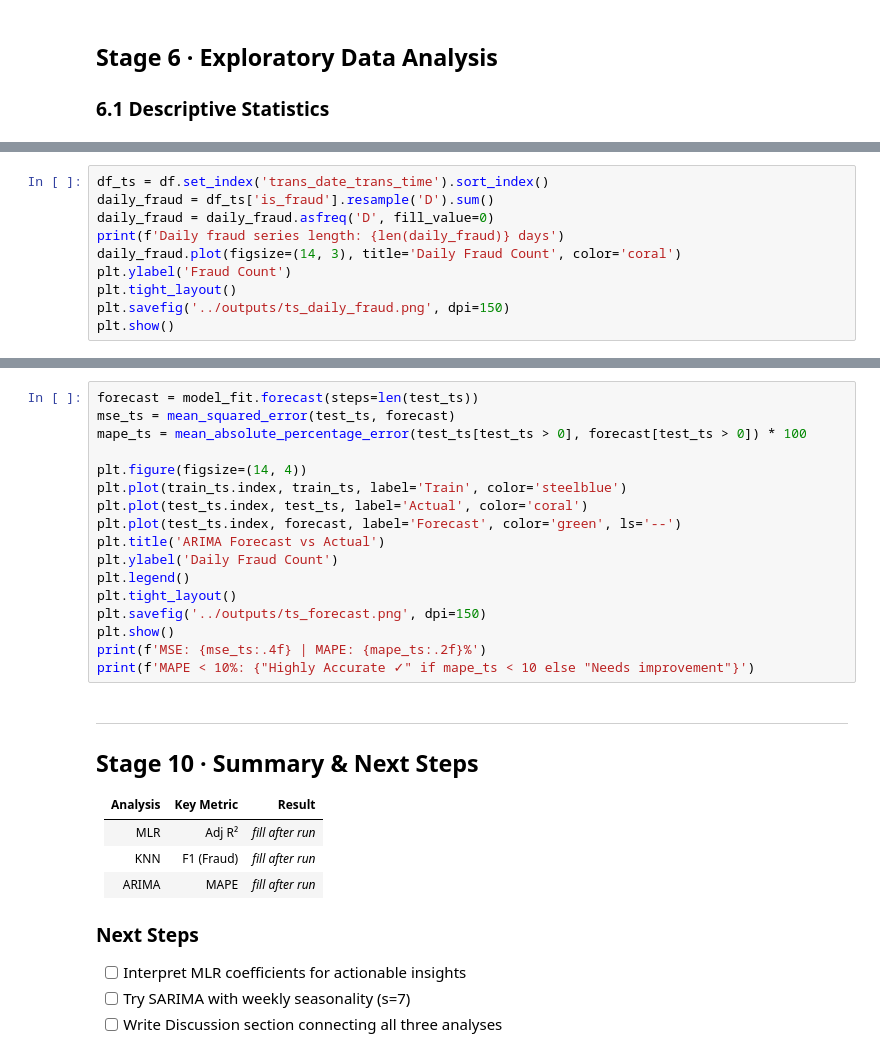
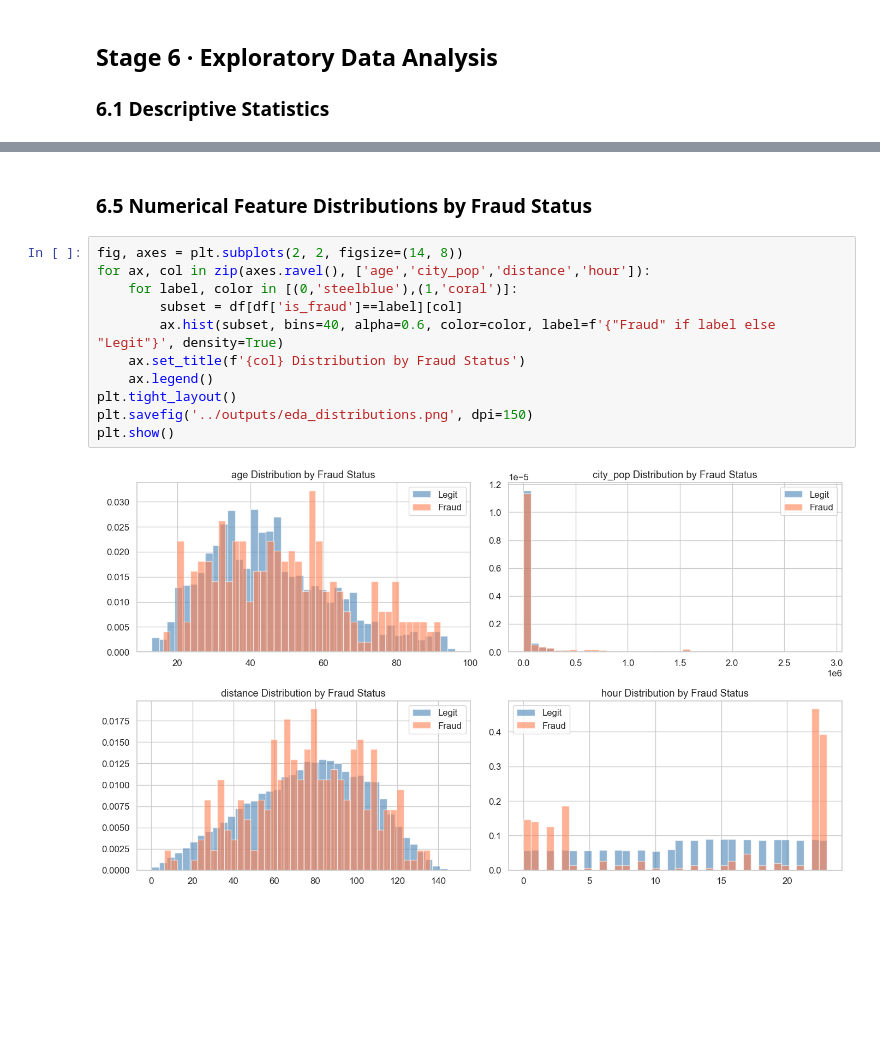
Before and after one commit to felicia-sw/credit-card-fraud, a Jupyter notebook: notebooks/fraud_detection_analysis.ipynb, the cells around one changed output, grey strips where cells are left out. Saved outputs shown, nothing was run; the diff lists cells and outputs as text; blank space fills up the shorter version.

```diff
--- a/notebooks/fraud_detection_analysis.ipynb
+++ b/notebooks/fraud_detection_analysis.ipynb
@@ -255,10 +189,0 @@ plt.show()
-# %%
-df_ts = df.set_index('trans_date_trans_time').sort_index()
-daily_fraud = df_ts['is_fraud'].resample('D').sum()
-daily_fraud = daily_fraud.asfreq('D', fill_value=0)
-print(f'Daily fraud series length: {len(daily_fraud)} days')
-daily_fraud.plot(figsize=(14, 3), title='Daily Fraud Count', color='coral')
-plt.ylabel('Fraud Count')
-plt.tight_layout()
-plt.savefig('../outputs/ts_daily_fraud.png', dpi=150)
-plt.show()
@@ -305,31 +190,15 @@ print(model_fit.summary())
-# %%
-forecast = model_fit.forecast(steps=len(test_ts))
-mse_ts = mean_squared_error(test_ts, forecast)
-mape_ts = mean_absolute_percentage_error(test_ts[test_ts > 0], forecast[test_ts > 0]) * 100
-
-plt.figure(figsize=(14, 4))
-plt.plot(train_ts.index, train_ts, label='Train', color='steelblue')
-plt.plot(test_ts.index, test_ts, label='Actual', color='coral')
-plt.plot(test_ts.index, forecast, label='Forecast', color='green', ls='--')
-plt.title('ARIMA Forecast vs Actual')
-plt.ylabel('Daily Fraud Count')
-plt.legend()
-plt.tight_layout()
-plt.savefig('../outputs/ts_forecast.png', dpi=150)
-plt.show()
-print(f'MSE: {mse_ts:.4f} | MAPE: {mape_ts:.2f}%')
-print(f'MAPE < 10%: {"Highly Accurate ✓" if mape_ts < 10 else "Needs improvement"}')
-# %% [markdown]
----
-## Stage 10 · Summary & Next Steps
-
-| Analysis | Key Metric | Result |
-|---|---|---|
-| MLR | Adj R² | *fill after run* |
-| KNN | F1 (Fraud) | *fill after run* |
-| ARIMA | MAPE | *fill after run* |
-
-### Next Steps
-- [ ] Interpret MLR coefficients for actionable insights
-- [ ] Try SARIMA with weekly seasonality (s=7)
-- [ ] Write Discussion section connecting all three analyses
+# %% [markdown]
+### 6.5 Numerical Feature Distributions by Fraud Status
+# %%
+fig, axes = plt.subplots(2, 2, figsize=(14, 8))
+for ax, col in zip(axes.ravel(), ['age','city_pop','distance','hour']):
+    for label, color in [(0,'steelblue'),(1,'coral')]:
+        subset = df[df['is_fraud']==label][col]
+        ax.hist(subset, bins=40, alpha=0.6, color=color, label=f'{"Fraud" if label else "Legit"}', density=True)
+    ax.set_title(f'{col} Distribution by Fraud Status')
+    ax.legend()
+plt.tight_layout()
+plt.savefig('../outputs/eda_distributions.png', dpi=150)
+plt.show()
+# %% [output]
+[figure, added]
```
Also changed, not shown: parts of 80 cells of this notebook, 11 other files.
